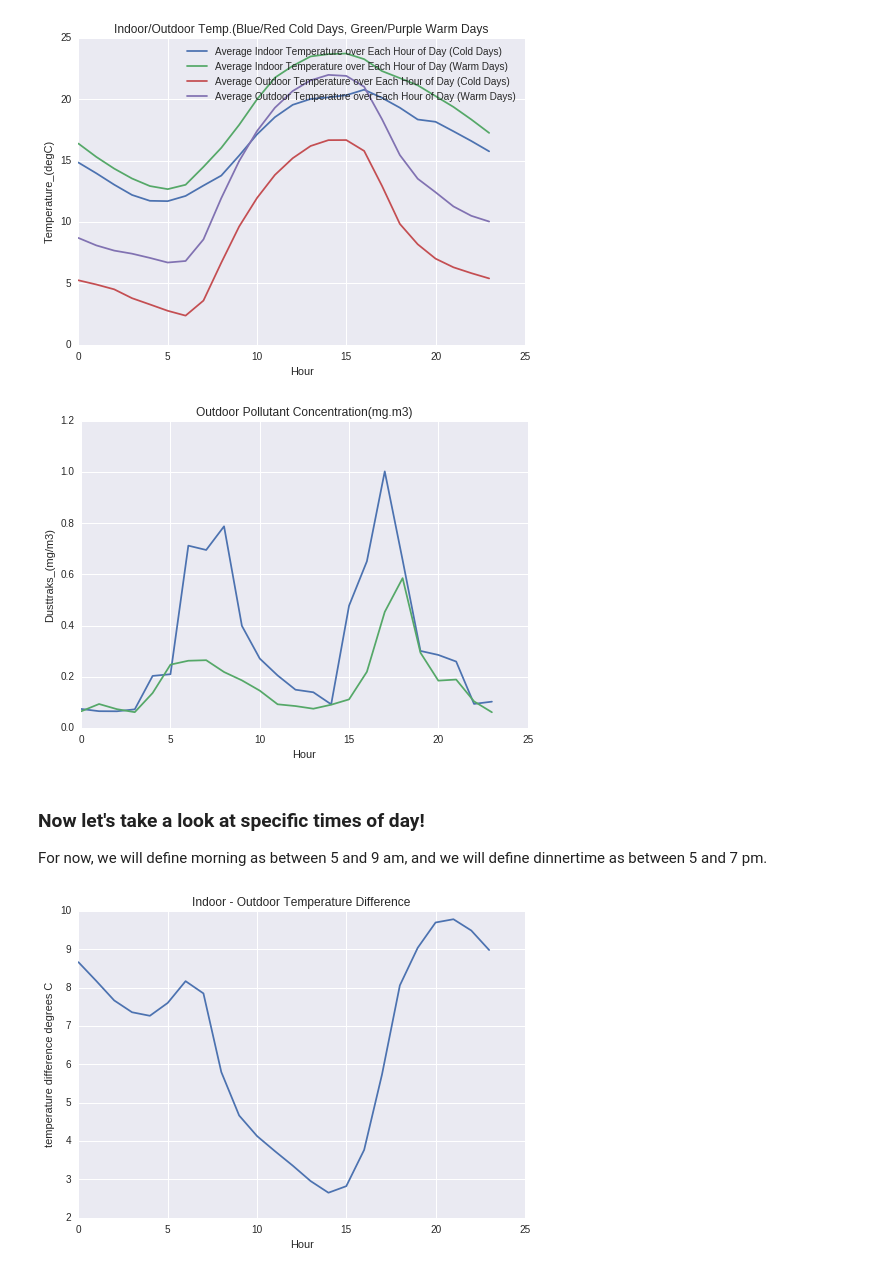
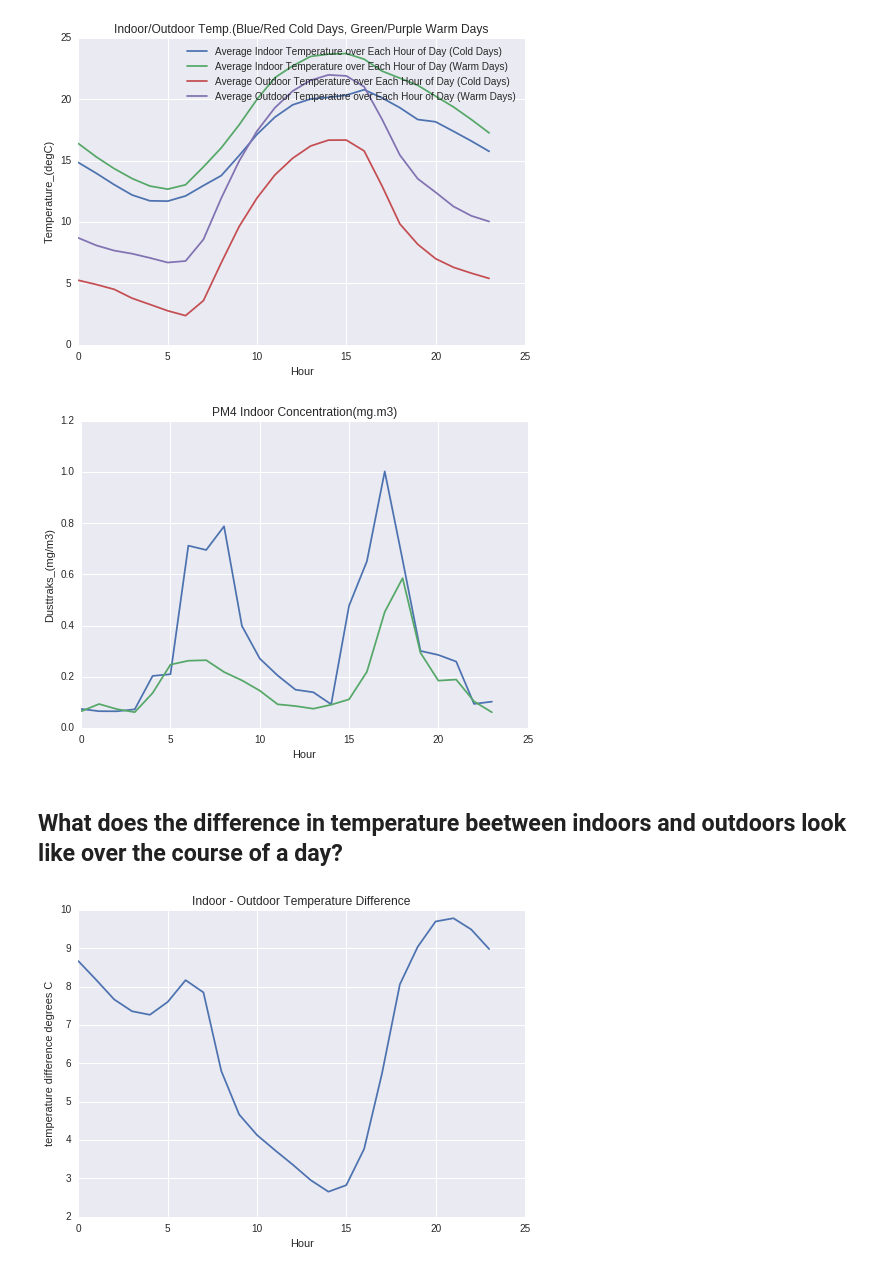
Before and after one commit to BrennaManning/DataScience2016FP, a Jupyter notebook: ProjectNotebook2.ipynb, the cells around one changed output. Drawn from its saved outputs; the diff is of its cells as text; code cells hidden in the pictures.

```diff
--- a/ProjectNotebook2.ipynb
+++ b/ProjectNotebook2.ipynb
@@ -327,13 +327,12 @@ plt.show()
 # %%
 featurehourplot(dfcold, 'Dusttraks_(mg/m3)', 'Indoor Pollutant Concentration(mg/m3) (Cold Days)')
 featurehourplot(dfwarm, 'Dusttraks_(mg/m3)', 'Indoor Pollutant Concentration(mg/m3) (Warm Days)')
-plt.title('Outdoor Pollutant Concentration(mg.m3)')
+plt.title('PM4 Indoor Concentration(mg.m3)')
 plt.show()
 # %% [output]
-[figure, old version]
+[figure, new version]
-# %% [markdown]
-### Now let's take a look at specific times of day!
-For now, we will define morning as between 5 and 9 am, and we will define dinnertime as between 5 and 7 pm.
+# %% [markdown]
+## What does the difference in temperature beetween indoors and outdoors look like over the course of a day?
 # %%
 def tempdifference(df, house):
     df['tempdifference'] = df[house]
```
Also changed, not shown: parts of 10 cells of this notebook, 31 other files.
